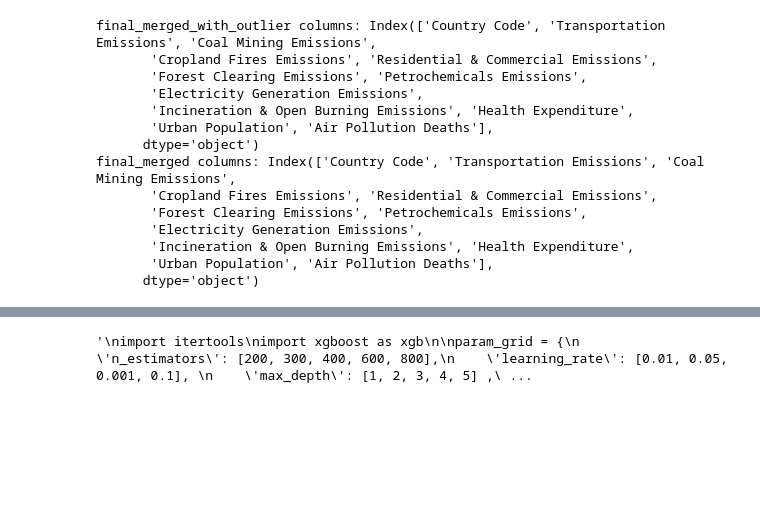
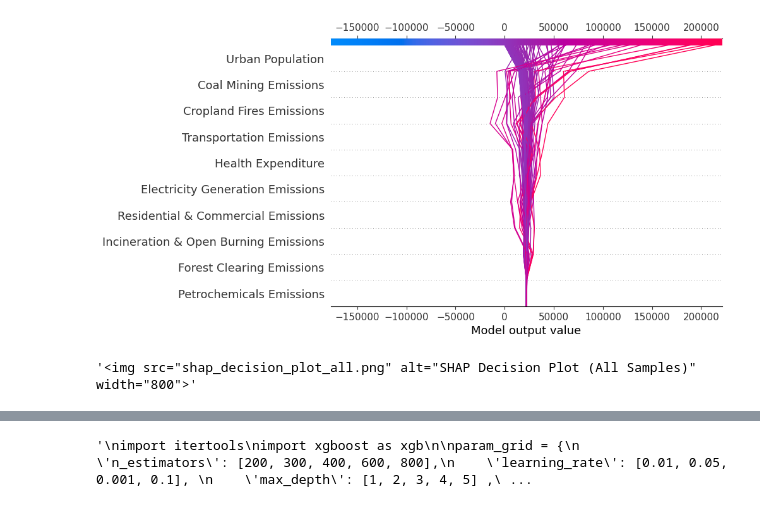
Before and after one commit to ezbananacat/Machine_Learning_Practice, a Jupyter notebook: coding_test_final.ipynb, the cells around one changed output, grey strips where cells are left out. Drawn from its saved outputs; the diff is of its cells as text; code cells hidden in the pictures; blank space fills up the shorter version.

```diff
--- a/coding_test_final.ipynb
+++ b/coding_test_final.ipynb
@@ -263,18 +358,0 @@ for column in X:
-# %%
-print("final_merged_with_outlier columns:", final_merged_with_outlier.columns)
-print("final_merged columns:", final_merged.columns)
-# %% [output]
-final_merged_with_outlier columns: Index(['Country Code', 'Transportation Emissions', 'Coal Mining Emissions',
-       'Cropland Fires Emissions', 'Residential & Commercial Emissions',
-       'Forest Clearing Emissions', 'Petrochemicals Emissions',
-       'Electricity Generation Emissions',
-       'Incineration & Open Burning Emissions', 'Health Expenditure',
-       'Urban Population', 'Air Pollution Deaths'],
-      dtype='object')
-final_merged columns: Index(['Country Code', 'Transportation Emissions', 'Coal Mining Emissions',
-       'Cropland Fires Emissions', 'Residential & Commercial Emissions',
-       'Forest Clearing Emissions', 'Petrochemicals Emissions',
-       'Electricity Generation Emissions',
-       'Incineration & Open Burning Emissions', 'Health Expenditure',
-       'Urban Population', 'Air Pollution Deaths'],
-      dtype='object')
@@ -280,0 +388,36 @@ final_merged columns: Index(['Country Code', 'Transportation Emissions', 'Coal M
+# %%
+# SHAP Decision Plot
+
+def generate_decision_plot_all(X_train, model):
+    """
+    Generates and saves a SHAP decision plot for all samples in the dataset.
+
+    Parameters:
+    X_train (pd.DataFrame): Scaled training data with feature names.
+    model: Trained machine learning model.
+
+    Returns:
+    str: HTML image tag to display the plot.
+    """
+    explainer = shap.Explainer(model, X_train)
+    shap_values = explainer(X_train)
+
+    # Create decision plot for all samples
+    plt.figure(figsize=(12, 6))
+    shap.decision_plot(
+        base_value=shap_values.base_values.mean(),  # Average baseline prediction
+        shap_values=shap_values.values,  # SHAP values for all samples
+        feature_names=X_train.columns.tolist()
+    )
+
+    # Save the plot
+    plt.savefig("shap_decision_plot_all.png", bbox_inches='tight', dpi=300)
+    plt.close()
+
+    return '<img src="shap_decision_plot_all.png" alt="SHAP Decision Plot (All Samples)" width="800">'
+
+# Example usage
+generate_decision_plot_all(X_train_scaled_df, model)
+# %% [output]
+[figure, added]
+'<img src="shap_decision_plot_all.png" alt="SHAP Decision Plot (All Samples)" width="800">'
```
Also changed, not shown: parts of 17 cells of this notebook.
